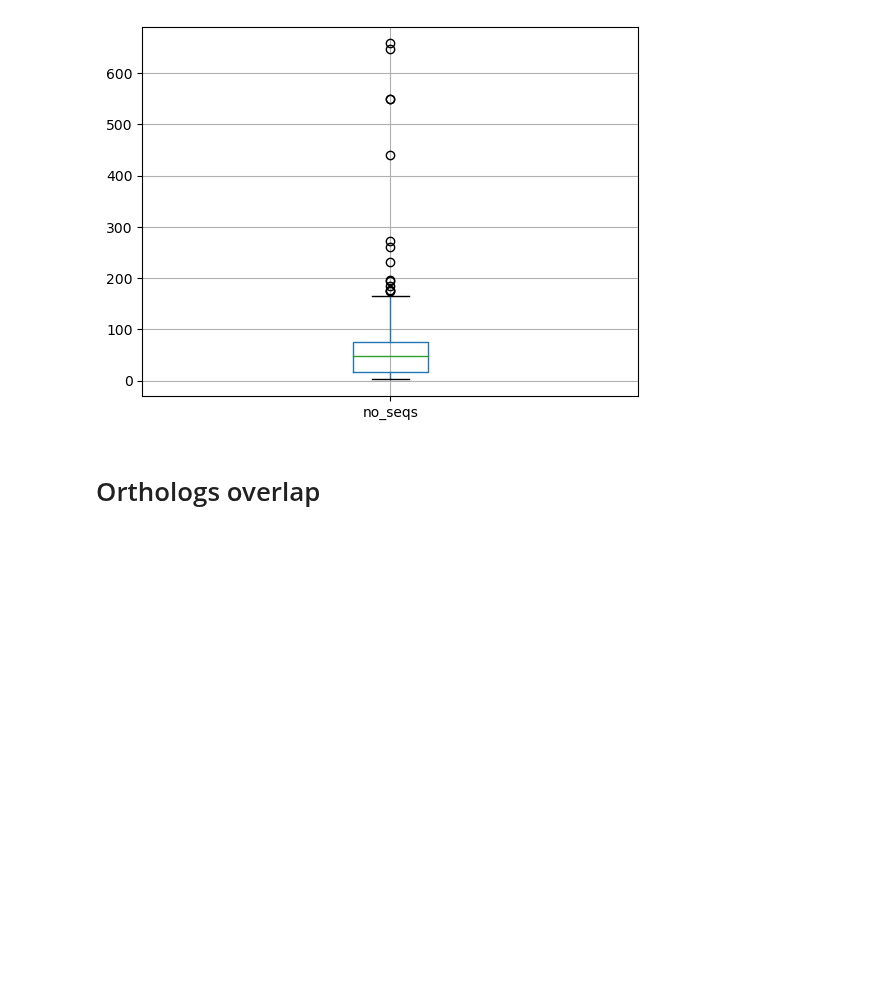
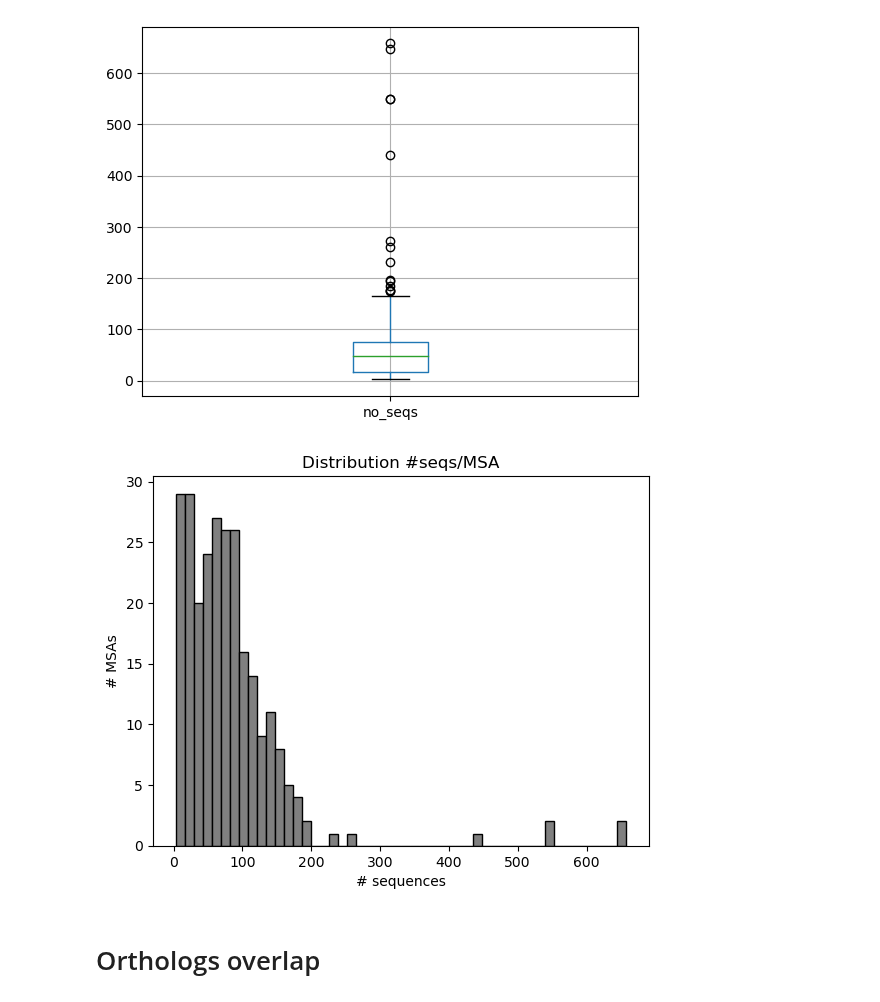
Before and after one commit to alvaro-2/cis-reg, a Jupyter notebook: scripts/orthologs.ipynb, the cells around one changed output. Cells and saved outputs as stored; diff of their text form; code cells hidden in the pictures; blank space fills up the shorter version.

```diff
--- a/scripts/orthologs.ipynb
+++ b/scripts/orthologs.ipynb
@@ -60,6 +63,14 @@ df.boxplot()
 # %% [output]
 <AxesSubplot:>
 [figure]
+# %%
+df[df.msa.str.endswith("all")].no_seqs.plot(kind= 'hist', bins= 50, color= 'gray', edgecolor= 'black')
+plt.title("Distribution #seqs/MSA")
+plt.ylabel("# MSAs")
+plt.xlabel('# sequences')
+plt.show()
+# %% [output]
+[figure, added]
 # %% [markdown]
 # Orthologs overlap
 # %%
```
Also changed, not shown: parts of 9 cells of this notebook.
